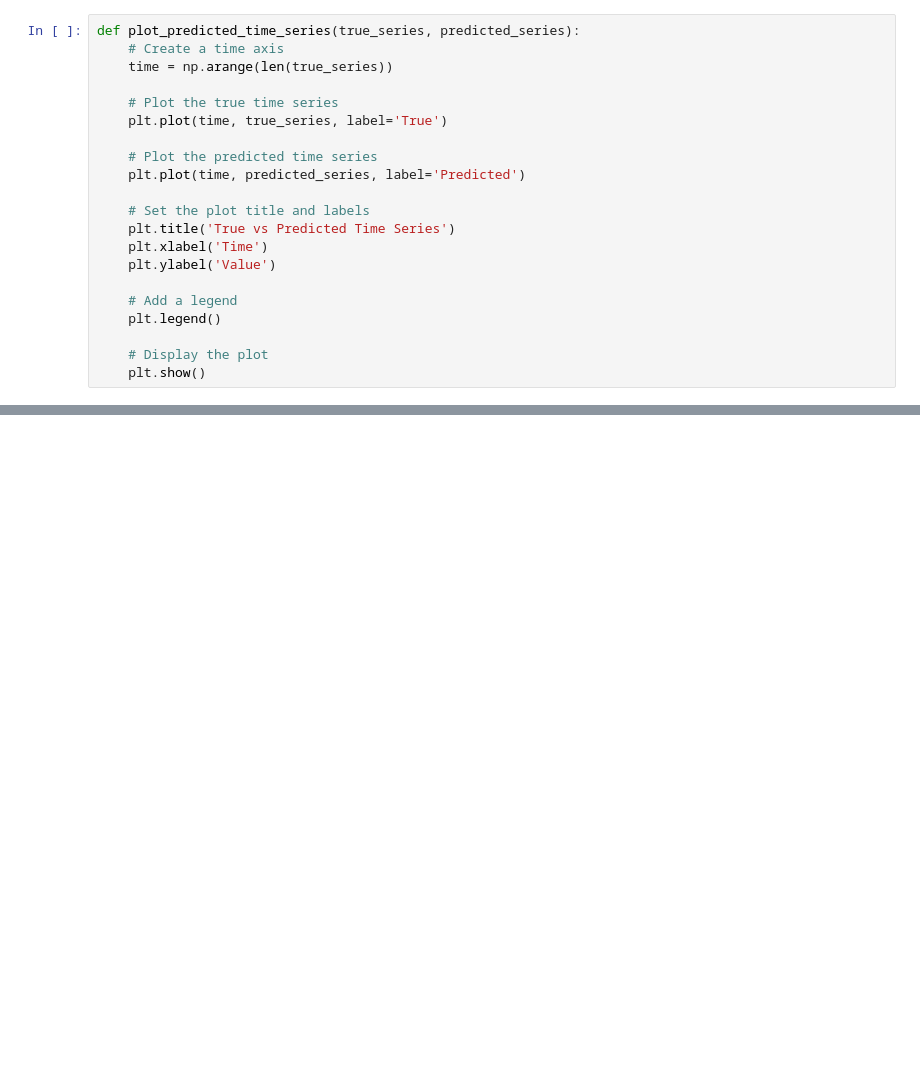
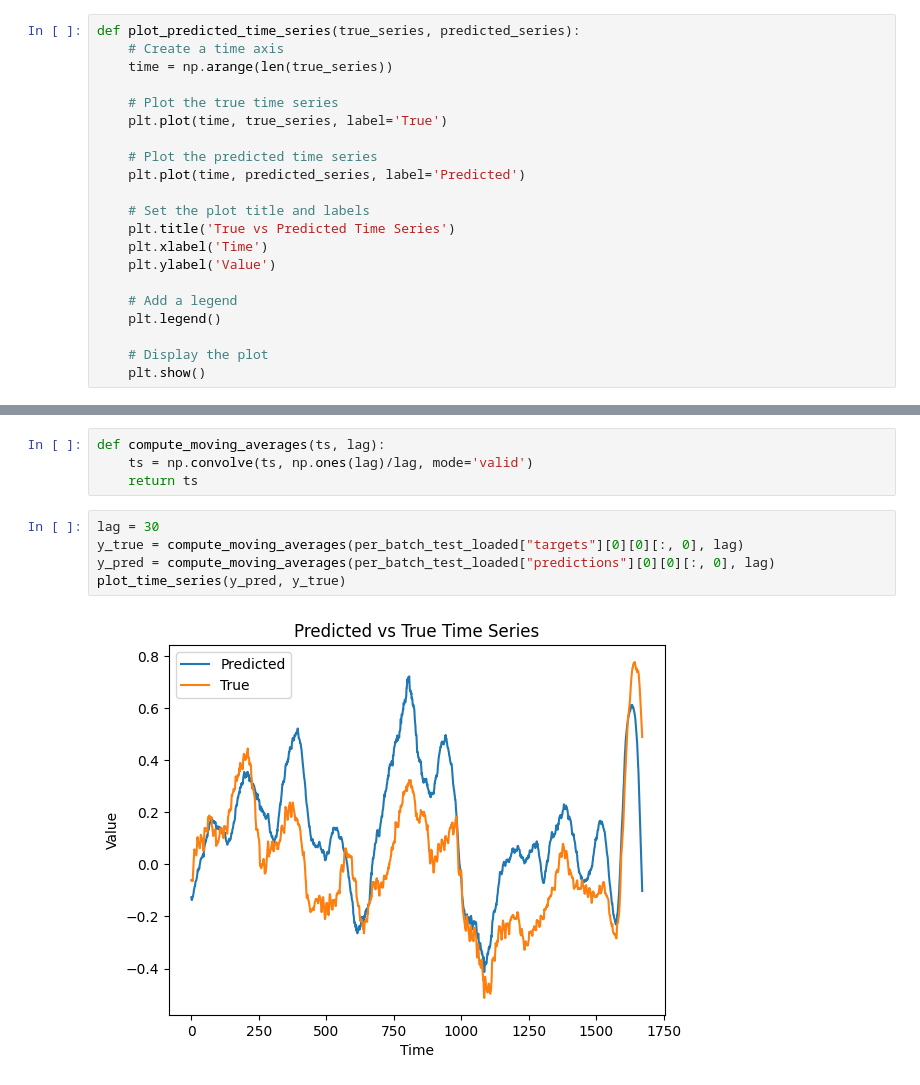
Before and after one commit to oczerwia/mvts_transformer_, a Jupyter notebook: analysis_pipeline/analyze_outputs.ipynb, the cells around one changed output, grey strips where cells are left out. Cells and saved outputs as stored; diff of their text form; blank space fills up the shorter version.

```diff
--- a/analysis_pipeline/analyze_outputs.ipynb
+++ b/analysis_pipeline/analyze_outputs.ipynb
@@ -84,0 +219,11 @@ plot_predicted_time_series(y_true, y_pred)
+# %%
+def compute_moving_averages(ts, lag):
+    ts = np.convolve(ts, np.ones(lag)/lag, mode='valid')
+    return ts
+# %%
+lag = 30
+y_true = compute_moving_averages(per_batch_test_loaded["targets"][0][0][:, 0], lag)
+y_pred = compute_moving_averages(per_batch_test_loaded["predictions"][0][0][:, 0], lag)
+plot_time_series(y_pred, y_true)
+# %% [output]
+[figure, added]
```
Also changed, not shown: parts of 25 cells of this notebook.
